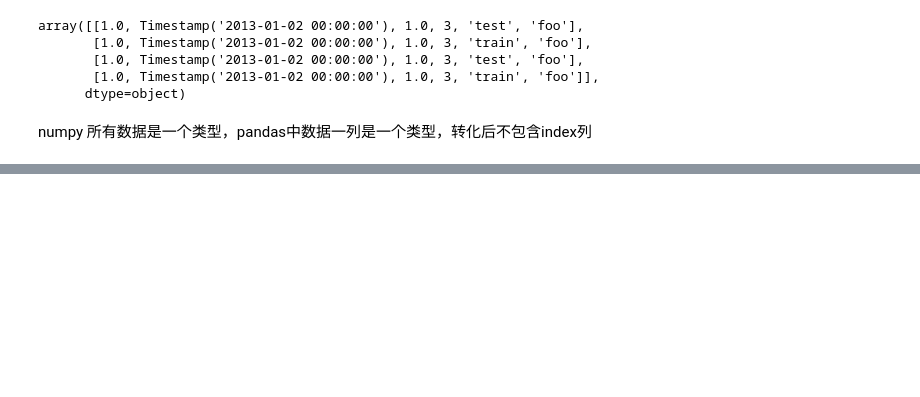
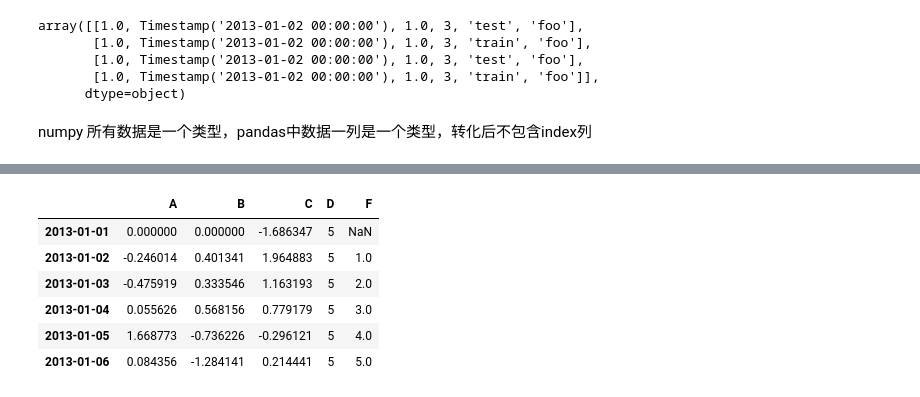
Before and after one commit to wjh-eng/python_learning_pandas, a Jupyter notebook: user_guide/startup.ipynb, the cells around one changed output, grey strips where cells are left out. Drawn from its saved outputs; the diff is of its cells as text; code cells hidden in the pictures; blank space fills up the shorter version.

```diff
--- a/user_guide/startup.ipynb
+++ b/user_guide/startup.ipynb
@@ -154,0 +334,18 @@ df.sort_values(by="B")
+# %%
+df["F"] = s1
+# %%
+df.at[dates[0], "A"] = 0
+# %%
+df.iat[0, 1] = 0
+# %%
+df.loc[:, "D"] = np.array([5] * len(df))
+# %%
+df
+# %% [output]
+|  | A | B | C | D | F |
+| 2013-01-01 | 0.000000 | 0.000000 | -1.686347 | 5 | NaN |
+| 2013-01-02 | -0.246014 | 0.401341 | 1.964883 | 5 | 1.0 |
+| 2013-01-03 | -0.475919 | 0.333546 | 1.163193 | 5 | 2.0 |
+| 2013-01-04 | 0.055626 | 0.568156 | 0.779179 | 5 | 3.0 |
+| 2013-01-05 | 1.668773 | -0.736226 | -0.296121 | 5 | 4.0 |
+| 2013-01-06 | 0.084356 | -1.284141 | 0.214441 | 5 | 5.0 |
```
Also changed, not shown: parts of 42 cells of this notebook.
